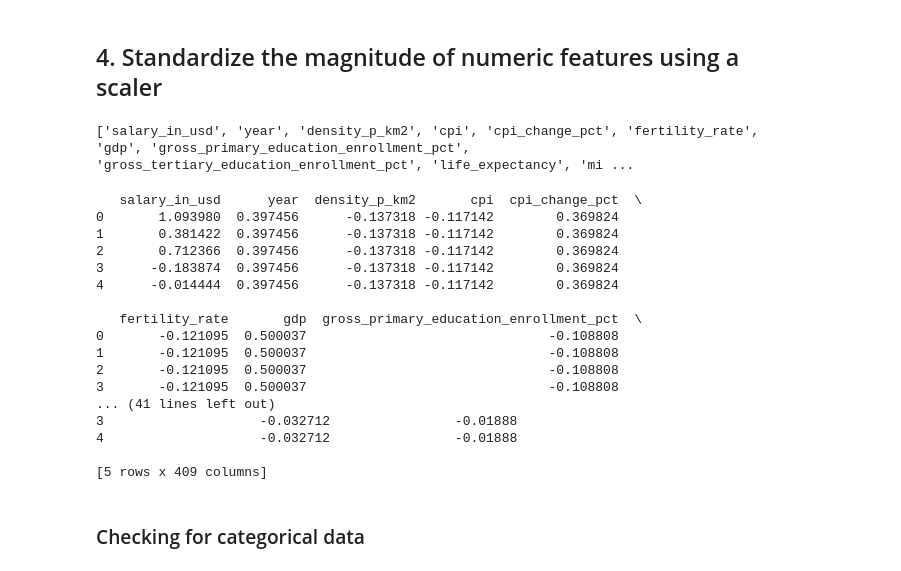
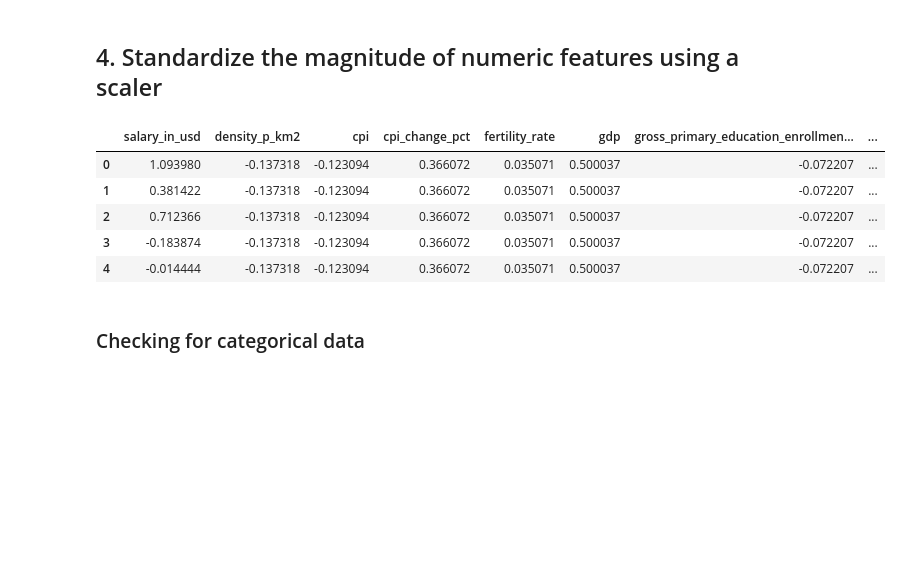
Before and after one commit to IuliiaBolgova/Capstone-Project, a Jupyter notebook: notebooks/Pre-processing & Training Data.ipynb, the cells around one changed output. Drawn from its saved outputs; the diff is of its cells as text; code cells hidden in the pictures; blank space fills up the shorter version.

Commit message:
fixed preprocessing

```diff
--- a/notebooks/Pre-processing & Training Data.ipynb
+++ b/notebooks/Pre-processing & Training Data.ipynb
@@ -147,9 +177,19 @@ print(salaries_dummies.head())
 # %% [markdown]
 ## 4. Standardize the magnitude of numeric features using a scaler
 # %%
-# Definition of numerical features
-numeric_features = ['salary_in_usd', 'year', 'density_p_km2', 'cpi', 'cpi_change_pct', 'fertility_rate', 'gdp', 'gross_primary_education_enrollment_pct', 'gross_tertiary_education_enrollment_pct', 'life_expectancy', 'minimum_wage', 'population', 'population_labor_force_participation_pct', 'tax_revenue_pct', 'total_tax_rate', 'unemployment_rate', 'urban_population']
+from sklearn.preprocessing import StandardScaler
+
+# Определение признаков для масштабирования
+numerical_features = ['salary_in_usd', 'density_p_km2', 'cpi', 'cpi_change_pct', 'fertility_rate', 'gdp',
+                      'gross_primary_education_enrollment_pct', 'gross_tertiary_education_enrollment_pct',
+                      'life_expectancy', 'minimum_wage', 'population', 'population_labor_force_participation_pct',
+                      'tax_revenue_pct', 'total_tax_rate', 'unemployment_rate', 'urban_population']
+
+# Инициализация StandardScaler
+scaler = StandardScaler()
+
+# Применение масштабирования к числовым признакам
+salaries_encoded[numerical_features] = scaler.fit_transform(salaries_encoded[numerical_features])
+
+# Сохранение масштабированных данных в новый CSV файл (по желанию)
+salaries_encoded.to_csv('/Users/juliabolgova/Documents/CapstoneProject/data/interim/salaries_scaled.csv', index=False)
-# %%
-print(numeric_features)
-# %% [output]
-['salary_in_usd', 'year', 'density_p_km2', 'cpi', 'cpi_change_pct', 'fertility_rate', 'gdp', 'gross_primary_education_enrollment_pct', 'gross_tertiary_education_enrollment_pct', 'life_expectancy', 'mi ...
@@ -162,24 +196,13 @@ salaries_dummies[numeric_features] = scaler.fit_transform(salaries_dummies[numer
-# %%
-# Checking the result
-print(salaries_dummies.head())
-# %% [output]
-   salary_in_usd      year  density_p_km2       cpi  cpi_change_pct  \
-0       1.093980  0.397456      -0.137318 -0.117142        0.369824
-1       0.381422  0.397456      -0.137318 -0.117142        0.369824
-2       0.712366  0.397456      -0.137318 -0.117142        0.369824
-3      -0.183874  0.397456      -0.137318 -0.117142        0.369824
-4      -0.014444  0.397456      -0.137318 -0.117142        0.369824
-
-   fertility_rate       gdp  gross_primary_education_enrollment_pct  \
-0       -0.121095  0.500037                               -0.108808
-1       -0.121095  0.500037                               -0.108808
-2       -0.121095  0.500037                               -0.108808
-3       -0.121095  0.500037                               -0.108808
-... (41 lines left out)
-3                    -0.032712                -0.01888
-4                    -0.032712                -0.01888
-
-[5 rows x 409 columns]
+# %%
+# Вывод первых строк масштабированного датафрейма
+salaries_encoded.head()
+# %% [output]
+|  | salary_in_usd | density_p_km2 | cpi | cpi_change_pct | fertility_rate | gdp | gross_primary_education_enrollmen... | ... |
+| 0 | 1.093980 | -0.137318 | -0.123094 | 0.366072 | 0.035071 | 0.500037 | -0.072207 | ... |
+| 1 | 0.381422 | -0.137318 | -0.123094 | 0.366072 | 0.035071 | 0.500037 | -0.072207 | ... |
+| 2 | 0.712366 | -0.137318 | -0.123094 | 0.366072 | 0.035071 | 0.500037 | -0.072207 | ... |
+| 3 | -0.183874 | -0.137318 | -0.123094 | 0.366072 | 0.035071 | 0.500037 | -0.072207 | ... |
+| 4 | -0.014444 | -0.137318 | -0.123094 | 0.366072 | 0.035071 | 0.500037 | -0.072207 | ... |
 # %% [markdown]
 ### Checking for categorical data
 # %%
```
Also changed, not shown: parts of 16 cells of this notebook, 2 other files.
